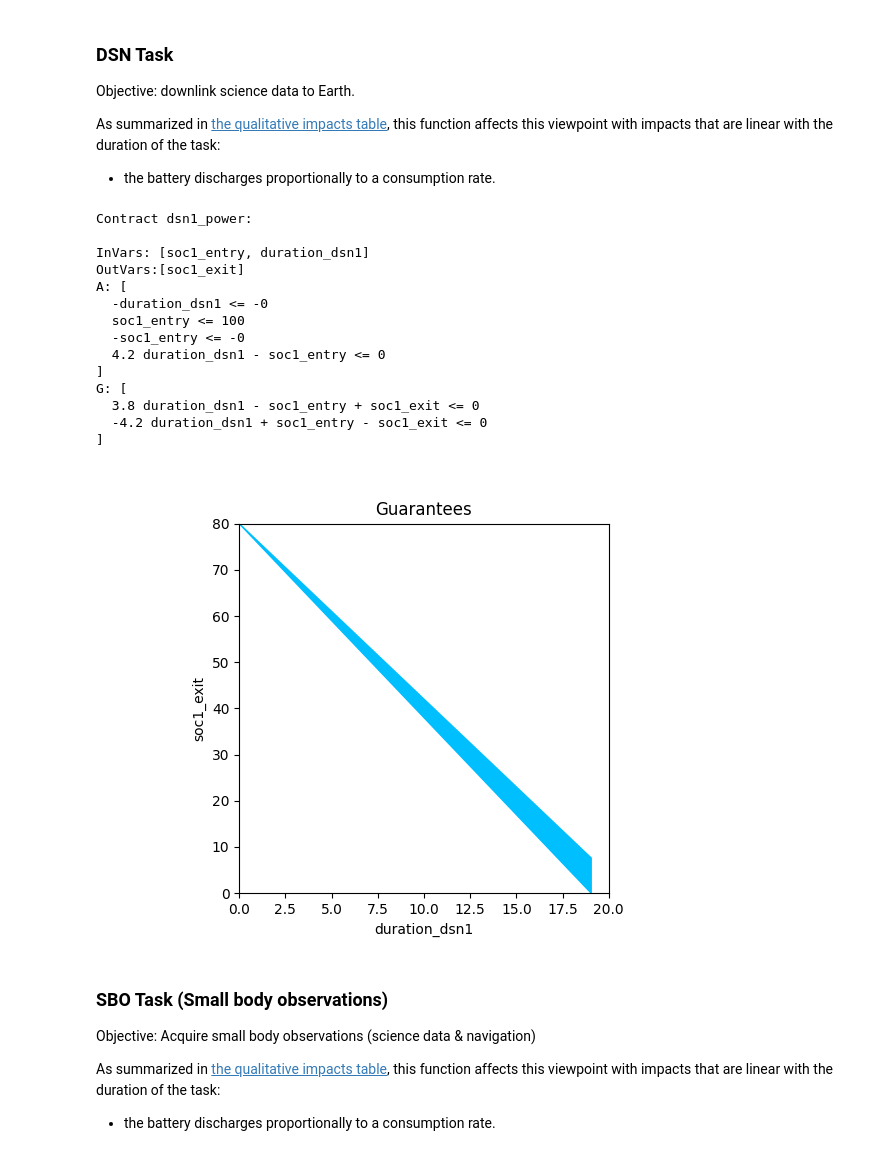
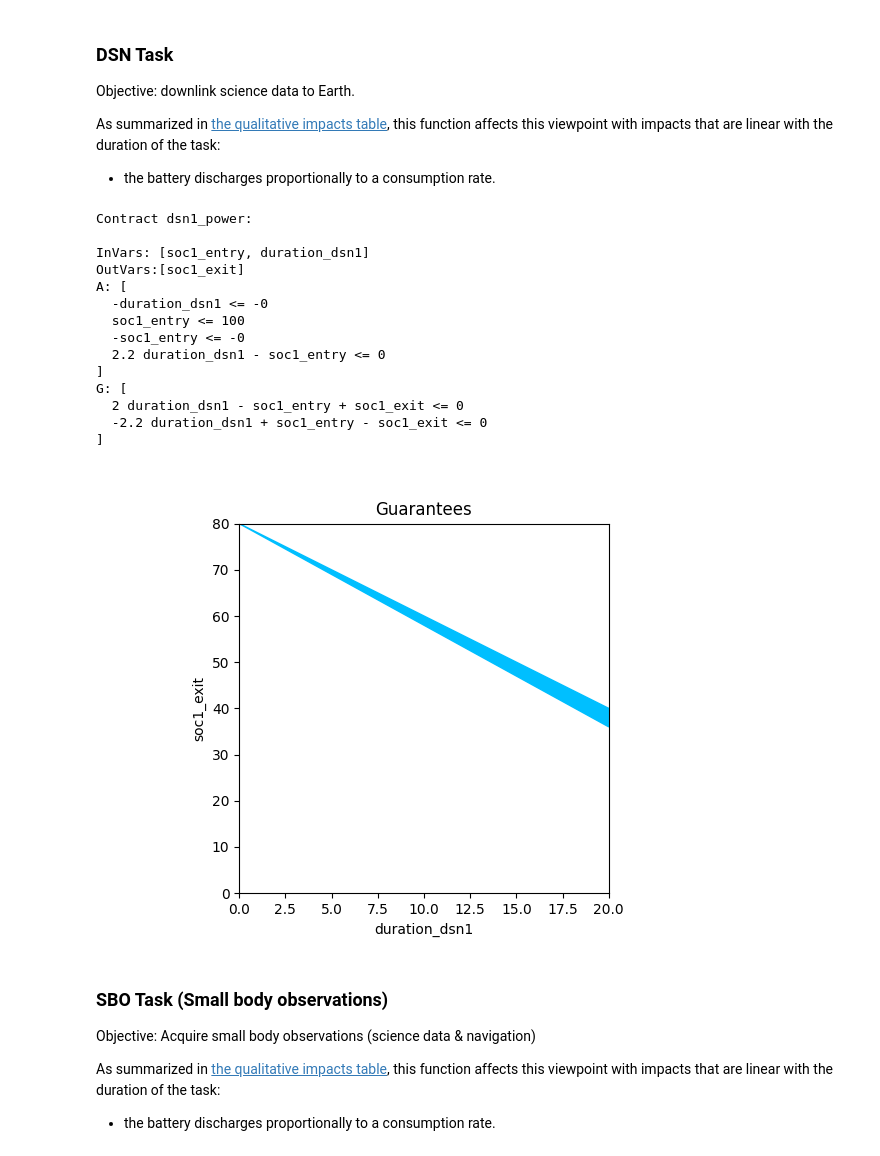
Before and after one commit to pacti-org/cs-space-mission, a Jupyter notebook: space_mission/space_mission_power.ipynb, the cells around one changed output. Saved outputs shown, nothing was run; the diff lists cells and outputs as text; code cells hidden in the pictures.

```diff
--- a/space_mission/space_mission_power.ipynb
+++ b/space_mission/space_mission_power.ipynb
@@ -118,33 +118,33 @@ Objective: downlink science data to Earth.
 As summarized in [the qualitative impacts table](#qualitative-impacts), this function affects this viewpoint with impacts that are linear with the duration of the task:
 - the battery discharges proportionally to a consumption rate.
 # %%
-dsn1_power = power_consumer(s=1, task="dsn", consumption=(3.8, 4.2))
+dsn1_power = power_consumer(s=1, task="dsn", consumption=(2.0, 2.2))
 print(f"Contract dsn1_power:\n\n{dsn1_power}")
 
 _ = plot_guarantees_with_bounds_hover(contract=dsn1_power,
                 x_var=Var("duration_dsn1"),
                 y_var=Var("soc1_exit"),
                 var_values={
                   Var("soc1_entry"):80,
                 },
                 x_lims=(0,20),
                 y_lims=(0,80))
 # %% [output]
 Contract dsn1_power:
 
 InVars: [soc1_entry, duration_dsn1]
 OutVars:[soc1_exit]
 A: [
   -duration_dsn1 <= -0
   soc1_entry <= 100
   -soc1_entry <= -0
-  4.2 duration_dsn1 - soc1_entry <= 0
+  2.2 duration_dsn1 - soc1_entry <= 0
 ]
 G: [
-  3.8 duration_dsn1 - soc1_entry + soc1_exit <= 0
-  -4.2 duration_dsn1 + soc1_entry - soc1_exit <= 0
+  2 duration_dsn1 - soc1_entry + soc1_exit <= 0
+  -2.2 duration_dsn1 + soc1_entry - soc1_exit <= 0
 ]
-[figure, old version]
+[figure, new version]
 # %% [markdown]
 ### SBO Task (Small body observations)
 
```
Also changed, not shown: parts of 13 cells of this notebook, 8 other files.
